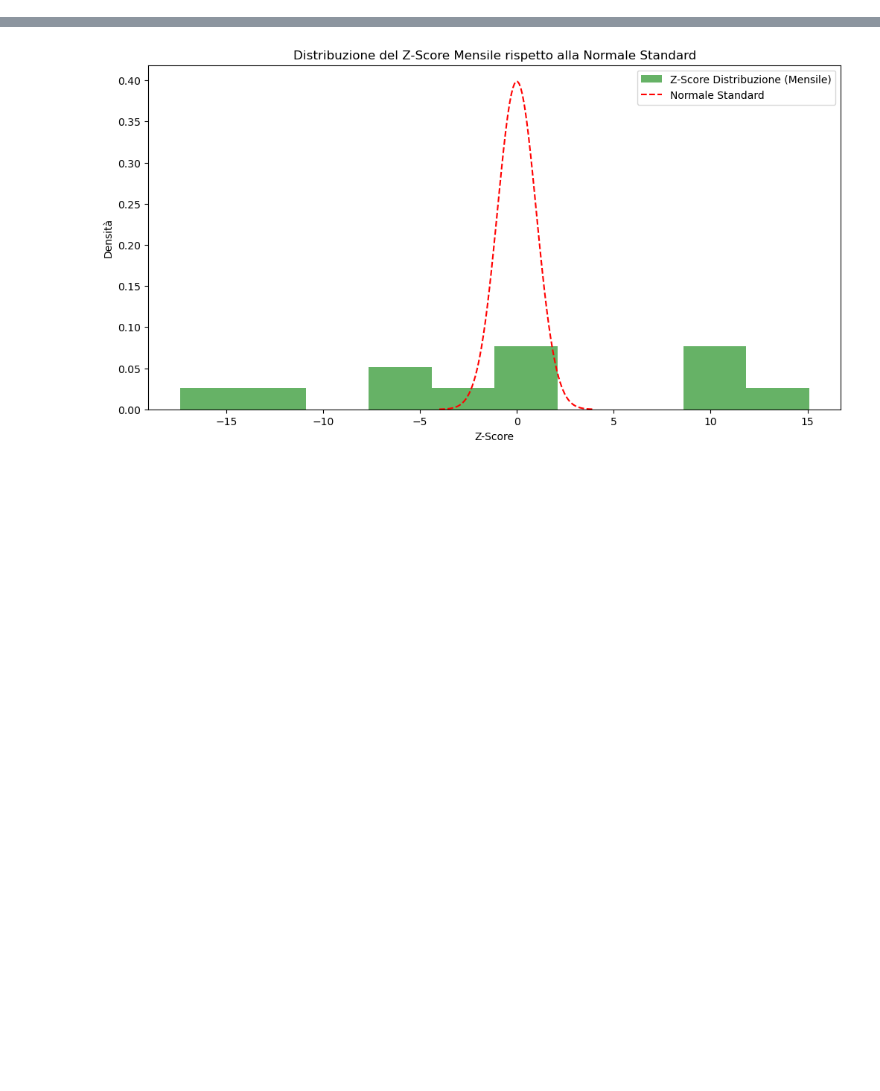
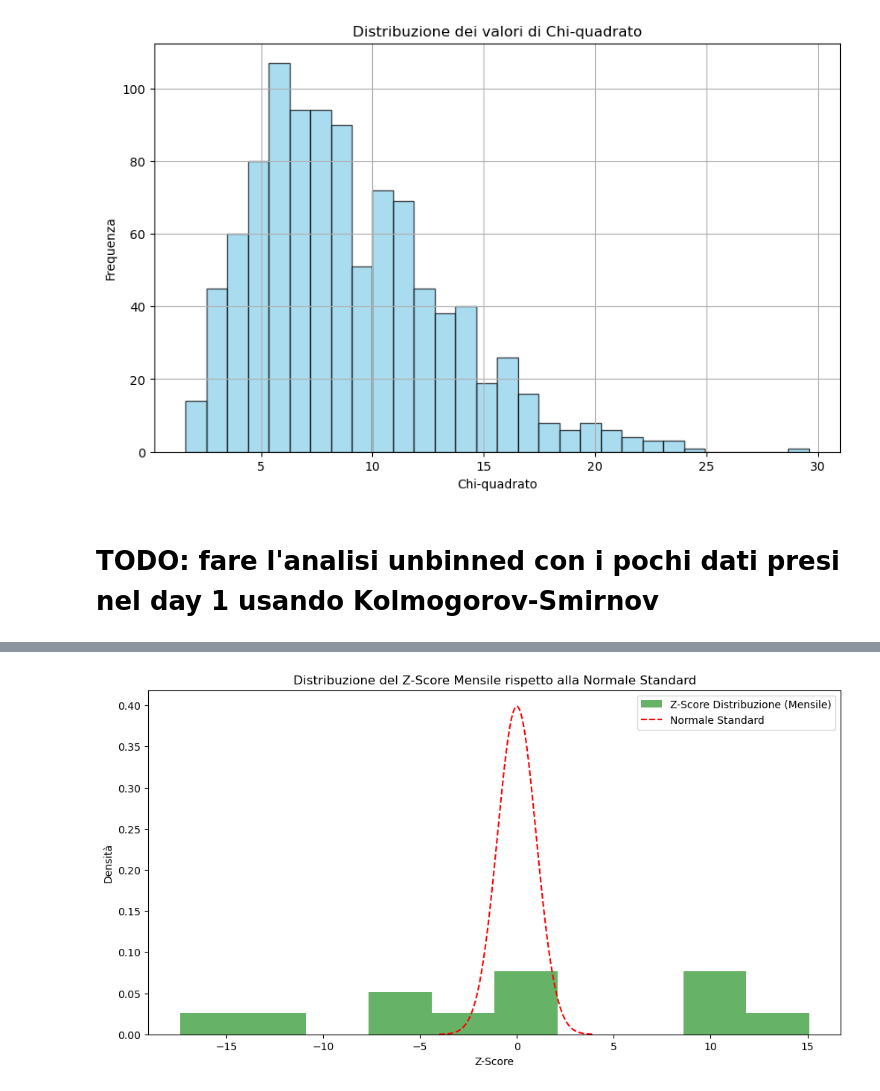
Before and after one commit to MrPiada/data-analysis-swiss-knife, a Jupyter notebook: birthday_problem/birthdays.ipynb, the cells around one changed output, grey strips where cells are left out. Cells and saved outputs as stored; diff of their text form; code cells hidden in the pictures; blank space fills up the shorter version.

```diff
--- a/birthday_problem/birthdays.ipynb
+++ b/birthday_problem/birthdays.ipynb
@@ -17 +118,39 @@ df
+# %%
+import numpy as np
+import scipy.stats as stats
+import matplotlib.pyplot as plt
+
+# Parametri
+num_simulations = 1000  # Numero di simulazioni
+sample_size = 100  # Dimensione di ogni campione
+num_bins = 10  # Numero di categorie (bins)
+
+chi_square_values = []
+
+for _ in range(num_simulations):
+    # Genera una distribuzione uniforme
+    data = np.random.uniform(low=0, high=1, size=sample_size)
+
+    # Conta il numero di osservazioni in ogni bin
+    observed, bin_edges = np.histogram(data, bins=num_bins)
+
+    # Calcola le frequenze attese
+    expected = np.ones(num_bins) * (sample_size / num_bins)
+
+    # Calcola il chi-quadrato
+    chi_square_val = np.sum((observed - expected)**2 / expected)
+    chi_square_values.append(chi_square_val)
+
+# Plot dell'istogramma dei valori di chi-quadrato
+plt.figure(figsize=(10, 6))
+plt.hist(chi_square_values, bins=30, color='skyblue', edgecolor='black', alpha=0.7)
+plt.title('Distribuzione dei valori di Chi-quadrato')
+plt.xlabel('Chi-quadrato')
+plt.ylabel('Frequenza')
+plt.grid(True)
+plt.show()
+# %% [output]
+[figure, added]
+# %% [markdown]
+# TODO: fare l'analisi unbinned con i pochi dati presi nel day 1 usando Kolmogorov-Smirnov
 # %%
```
Also changed, not shown: parts of 12 cells of this notebook.
